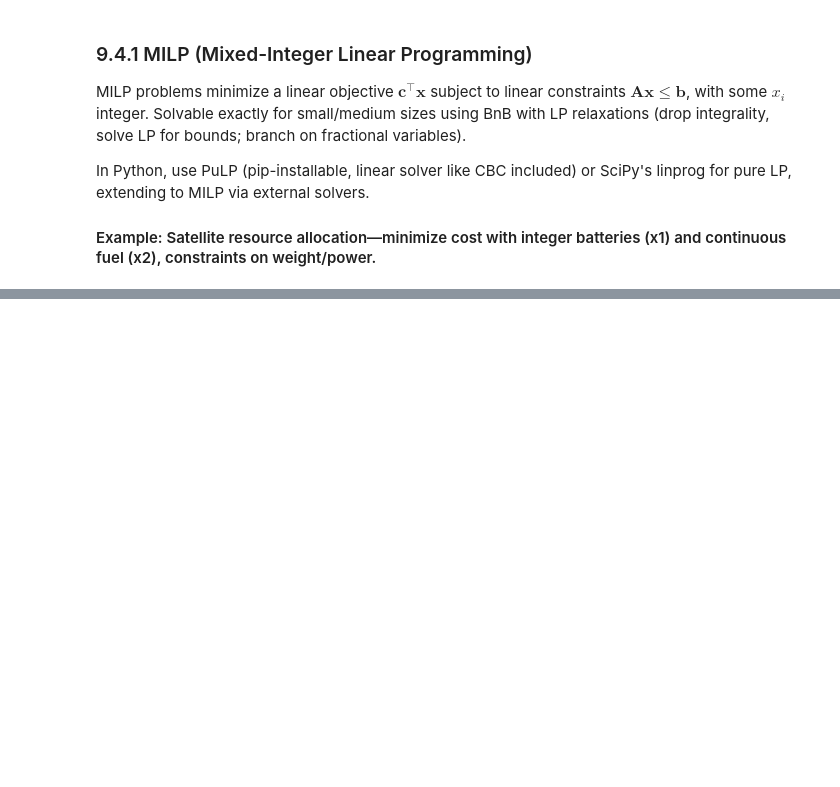
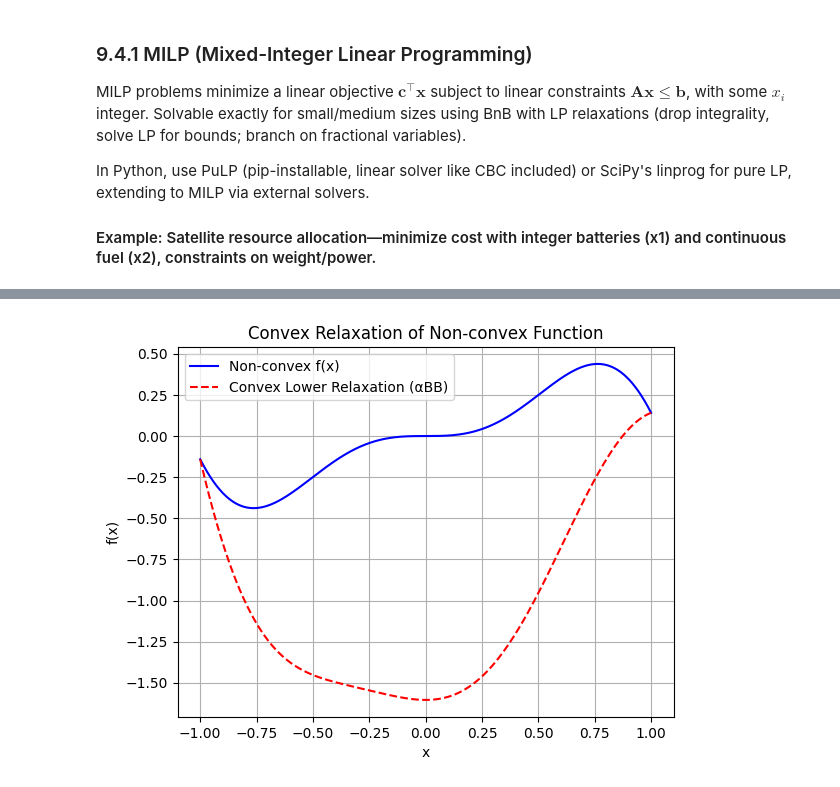
Before and after one commit to Leibniz-IWT/comp_eng, a Jupyter notebook: notebooks/09_optimisation-global.ipynb, the cells around one changed output, grey strips where cells are left out. Cells and saved outputs as stored; diff of their text form; code cells hidden in the pictures; blank space fills up the shorter version.

```diff
--- a/notebooks/09_optimisation-global.ipynb
+++ b/notebooks/09_optimisation-global.ipynb
@@ -1026,0 +1063,30 @@ Brief on relaxation methods for bounding/solving MINLPs: Relaxations provide val
+# %%
+import numpy as np
+import matplotlib.pyplot as plt
+from scipy.optimize import minimize_scalar
+
+def nonconvex(x):
+    return x**2 * np.sin(3 * x)
+
+def f_double_prime(x):
+    return 2 * np.sin(3*x) + 12 * x * np.cos(3*x) - 9 * x**2 * np.sin(3*x)
+
+# Compute alpha
+res = minimize_scalar(f_double_prime, bounds=(-1, 1), method='bounded')
+min_f_double = res.fun
+alpha = -0.5 * min_f_double
+
+x = np.linspace(-1, 1, 1000)
+f = nonconvex(x)
+relax_lower = nonconvex(x) + alpha * (x**2 - 1)
+
+plt.plot(x, f, 'b-', label='Non-convex f(x)')
+plt.plot(x, relax_lower, 'r--', label='Convex Lower Relaxation (αBB)')
+plt.title('Convex Relaxation of Non-convex Function')
+plt.xlabel('x')
+plt.ylabel('f(x)')
+plt.legend()
+plt.grid(True)
+plt.show()
+# %% [output]
+[figure, added]
```
Also changed, not shown: parts of 9 cells of this notebook.
